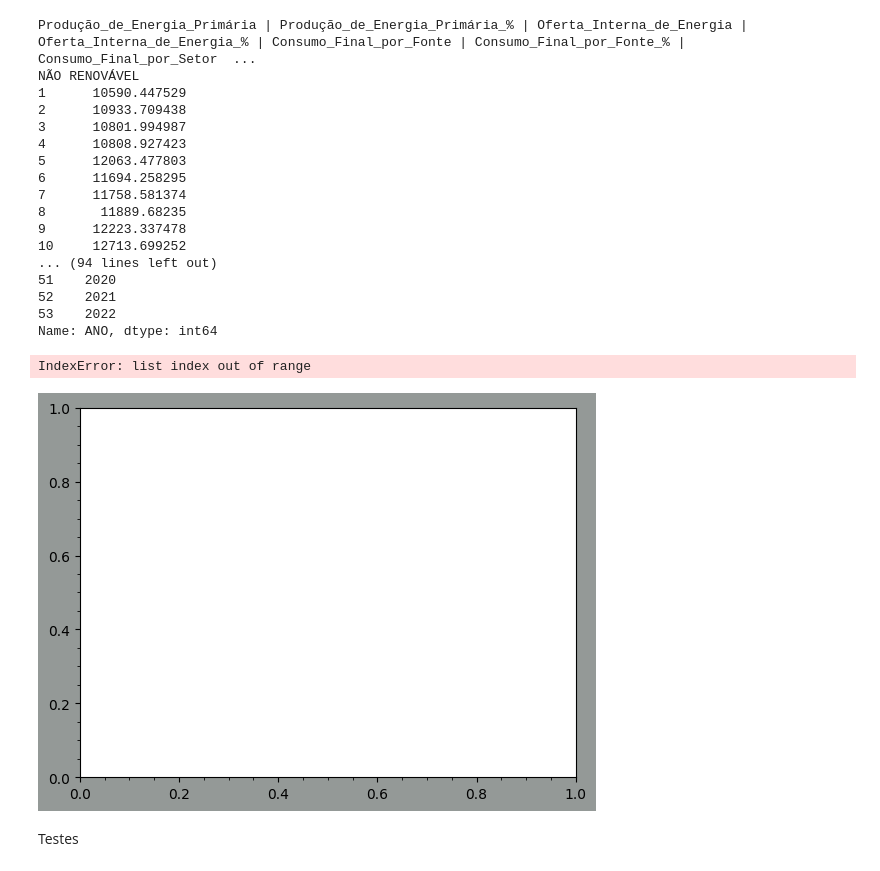
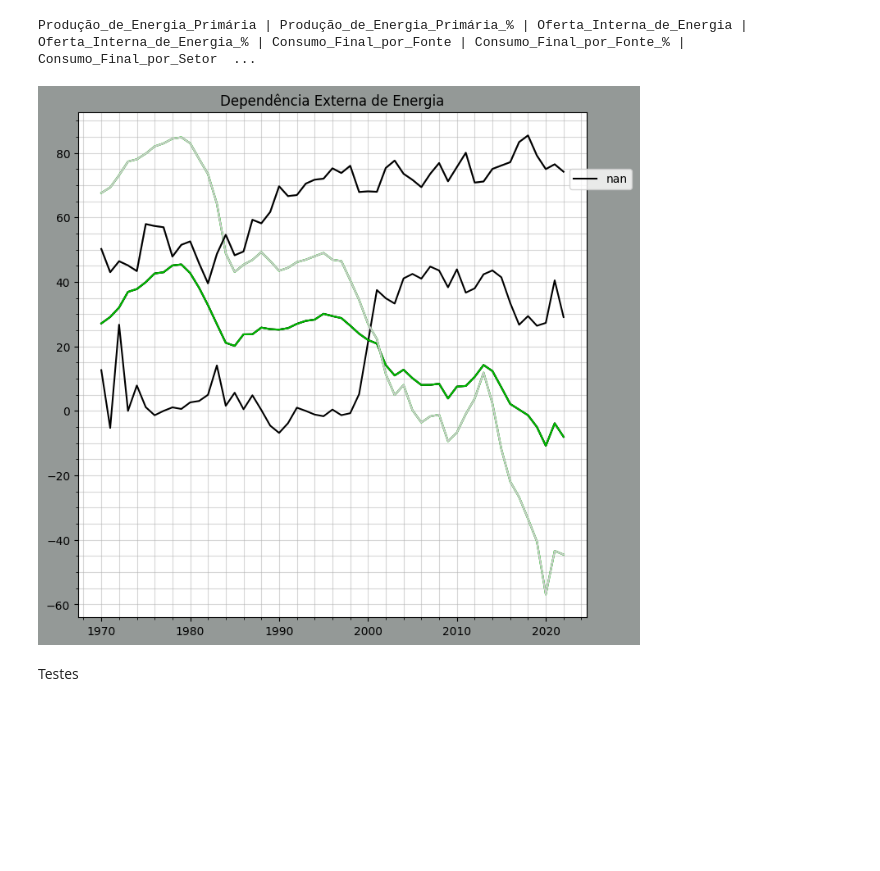
Before and after one commit to scrrpfv/projeto-ip, a Jupyter notebook: teste/testes.ipynb, the cells around one changed output. Cells and saved outputs as stored; diff of their text form; code cells hidden in the pictures; blank space fills up the shorter version.

```diff
--- a/teste/testes.ipynb
+++ b/teste/testes.ipynb
@@ -17,27 +17,10 @@ dic_s = dict_dfs
 # %%
 e = multidata(dict_analise_energetica)
 print(e)
-e.plotall(0)
+e.plotall(10, n=3)
 # %% [output]
 Produção_de_Energia_Primária | Produção_de_Energia_Primária_% | Oferta_Interna_de_Energia | Oferta_Interna_de_Energia_% | Consumo_Final_por_Fonte | Consumo_Final_por_Fonte_% | Consumo_Final_por_Setor  ...
-NÃO RENOVÁVEL
-1      10590.447529
-2      10933.709438
-3      10801.994987
-4      10808.927423
-5      12063.477803
-6      11694.258295
-7      11758.581374
-8       11889.68235
-9      12223.337478
-10     12713.699252
-... (94 lines left out)
-51    2020
-52    2021
-53    2022
-Name: ANO, dtype: int64
-IndexError: list index out of range
-[figure, old version]
+[figure, new version]
 # %% [markdown]
 Testes
 # %%
```
Also changed, not shown: 1 other file.
